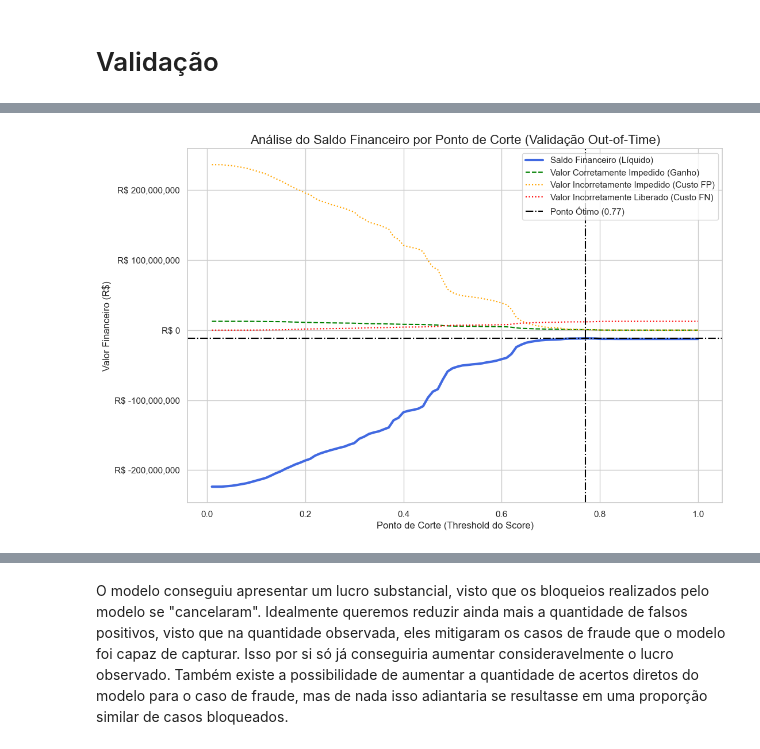
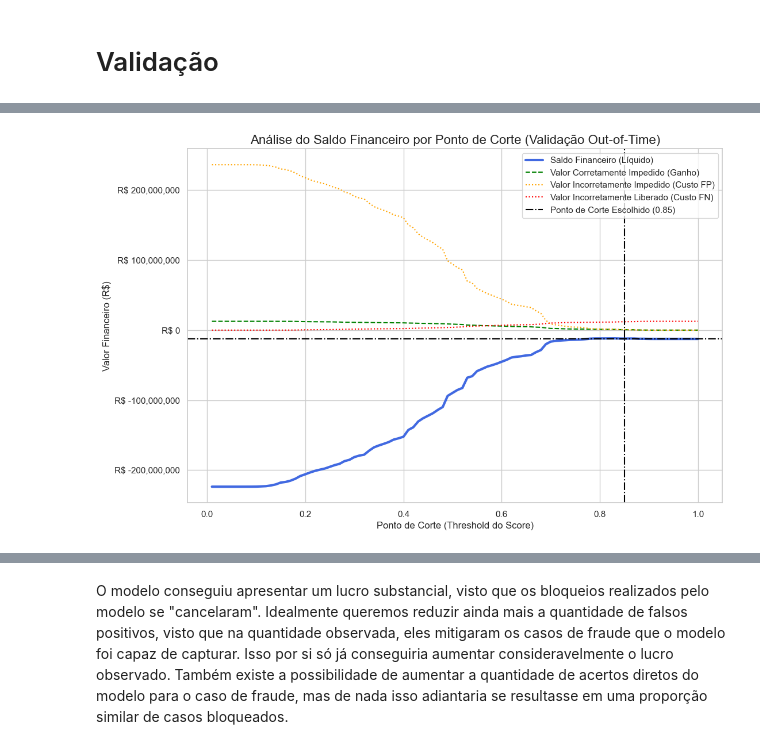
Before and after one commit to RenatoNogFer/Project-4, a Jupyter notebook: main.ipynb, the cells around one changed output, grey strips where cells are left out. Cells and saved outputs as stored; diff of their text form; code cells hidden in the pictures.

Commit message:
feat: results with changed model

```diff
--- a/main.ipynb
+++ b/main.ipynb
@@ -2134,0 +2135,2 @@ VAR13_qcut e valor_financiado_qcut mostram comportamento de degradação de IV a
+# %%
+data_frame.drop(columns=['VAR13_qcut'], inplace=True)
@@ -2457,9 +2459,9 @@ num_leaves menor mostrou maior potencial
 #### Base Inicial
 # %%
 param_grid = {
-    'learning_rate': [0.01, 0.05],
-    'n_estimators': [100, 150, 200],
-    'num_leaves': [16, 24],
+    'learning_rate': [0.01, 0.02, 0.03],
+    'n_estimators': [50, 75, 100],
+    'num_leaves': [8, 16, 24, 32, 48],
     'subsample': [0.7, 0.8],
     'colsample_bytree': [0.7, 0.8],
     'min_child_samples': [20, 40]
@@ -2556,11 +2562,11 @@ KS Statistic: 0.3724 (or 37.24%)
 # %%
 param_grid = {
-    'learning_rate': [0.005, 0.01, 0.015],
-    'n_estimators': [100, 150, 200],
-    'num_leaves': [16],
+    'learning_rate': [0.025, 0.03, 0.035],
+    'n_estimators': [75, 100, 125, 159],
+    'num_leaves': [4, 8, 12, 16],
     'subsample': [0.65, 0.7, 0.75],
     'colsample_bytree': [0.75, 0.8, 0.85],
-    'min_child_samples': [35, 40, 45]
+    'min_child_samples': [15, 20, 25]
 }
 
 param_list = list(ParameterGrid(param_grid))
@@ -2711,25 +2893,11 @@ Após finalização da análise do resultado atual, o experimento será refeito
 # %%
 # --- 1. Function to calculate the financial metrics ---
-def calculate_financial_balance(y_true, y_scores, validation_data, threshold):
-    """Calculates the financial balance for a given decision threshold."""
-    # Get the 'vlr_financiado' corresponding to the validation scores
-    vlr_financiado = validation_data.loc[y_true.index, 'vlr_financiado']
-
-    # Convert scores to binary predictions based on the threshold
+def calculate_financial_balance(y_true, y_scores, vlr_financiado, threshold):
     y_pred = (y_scores >= threshold).astype(int)
-
-    # Correctly Blocked (True Positives)
     corretamente_impedido = vlr_financiado[(y_true == 1) & (y_pred == 1)].sum()
-
-    # Incorrectly Blocked (False Positives) - This is a business cost
     incorretamente_impedido = vlr_financiado[(y_true == 0) & (y_pred == 1)].sum()
-
-    # Incorrectly Released (False Negatives) - This is a fraud loss
     incorretamente_liberado = vlr_financiado[(y_true == 1) & (y_pred == 0)].sum()
-
-    # Calculate the final balance based on the user's formula
     saldo = corretamente_impedido - incorretamente_impedido - incorretamente_liberado
-
     return {
         "saldo_financeiro": saldo,
         "corretamente_impedido": corretamente_impedido,
@@ -2737,70 +2905,68 @@ def calculate_financial_balance(y_true, y_scores, validation_data, threshold):
         "incorretamente_liberado": incorretamente_liberado
     }
 
-# --- 2. Simulate across all possible thresholds ---
-thresholds = np.linspace(0.01, 1.00, 100) # Test 100 thresholds from 1% to 100%
+# --- 2. Simulate across all thresholds for the VALIDATION data (for plotting) ---
+vlr_financiado_val = validation_df.loc[y_val.index, 'vlr_financiado']
+thresholds = np.linspace(0.01, 1.00, 100)
 financial_results = []
 
 for t in thresholds:
-    result = calculate_financial_balance(y_val, y_val_scores, validation_df, t)
+    result = calculate_financial_balance(y_val, y_val_scores, vlr_financiado_val, t)
     result['threshold'] = t
     financial_results.append(result)
 
 results_df = pd.DataFrame(financial_results)
 
-# --- 3. Find the Optimal Threshold ---
-optimal_idx = results_df['saldo_financeiro'].idxmax()
-optimal_result = results_df.loc[optimal_idx]
-optimal_threshold = optimal_result['threshold']
-max_saldo = optimal_result['saldo_financeiro']
+# --- 3. Calculate metrics for the CHOSEN threshold (from Test Set) ---
+official_result = calculate_financial_balance(y_val, y_val_scores, vlr_financiado_val, optimal_threshold)
+official_saldo = official_result['saldo_financeiro']
 
-# --- 4. Plot the Results ---
+# --- 4. Plot the Results (as requested in the reference format) ---
 plt.figure(figsize=(12, 8))
 plt.plot(results_df['threshold'], results_df['saldo_financeiro'], label='Saldo Financeiro (Líquido)', lw=3, color='royalblue')
 plt.plot(results_df['threshold'], results_df['corretamente_impedido'], label='Valor Corretamente Impedido (Ganho)', linestyle='--', color='green')
 plt.plot(results_df['threshold'], results_df['incorretamente_impedido'], label='Valor Incorretamente Impedido (Custo FP)', linestyle=':', color='orange')
 plt.plot(results_df['threshold'], results_df['incorretamente_liberado'], label='Valor Incorretamente Liberado (Custo FN)', linestyle=':', color='red')
 
-# Highlight the optimal point
-plt.axvline(x=optimal_threshold, color='black', linestyle='-.', label=f'Ponto Ótimo ({optimal_threshold:.2f})')
-plt.axhline(y=max_saldo, color='black', linestyle='-.')
+# Highlight the chosen threshold and its performance
+plt.axvline(x=optimal_threshold, color='black', linestyle='-.', label=f'Ponto de Corte Escolhido ({optimal_threshold:.2f})')
+plt.axhline(y=official_saldo, color='black', linestyle='-.')
 
 plt.title('Análise do Saldo Financeiro por Ponto de Corte (Validação Out-of-Time)', fontsize=16)
-plt.xlabel('Ponto de Corte (Threshold do Score)')
-plt.ylabel('Valor Financeiro (R$)')
-plt.legend()
-plt.grid(True)
-# Formatting the y-axis to show currency
+plt.xlabel('Ponto de Corte (Threshold do Score)'); plt.ylabel('Valor Financeiro (R$)'); plt.legend(); plt.grid(True)
 from matplotlib.ticker import FuncFormatter
 formatter = FuncFormatter(lambda x, p: 'R$ {:,.0f}'.format(x))
 plt.gca().yaxis.set_major_formatter(formatter)
 plt.show()
 
-# --- 5. Final Report ---
-total_fraud_value = validation_df.loc[y_val[y_val == 1].index, 'vlr_financiado'].sum()
+# --- 5. Final Report (in the requested format) ---
+total_fraud_value = vlr_financiado_val[y_val == 1].sum()
 
 print("\n" + "="*60)
 print("### Resumo do Impacto Financeiro (Validação Out-of-Time) ###")
 print("="*60)
-print(f"Ponto de Corte Ótimo: {optimal_threshold:.4f}")
-print(f"Saldo Financeiro Máximo: R$ {max_saldo:,.2f}\n")
+# The report uses the threshold from the test set but the financial numbers from the validation set
+print(f"Ponto de Corte Utilizado: {optimal_threshold:.4f}")
+print(f"Saldo Financeiro Gerado: R$ {official_saldo:,.2f}\n")
 
-print("--- Detalhamento no Ponto de Corte Ótimo ---")
-print(f"Valor Total de Fraudes Corretamente Impedidas: + R$ {optimal_result['corretamente_impedido']:,.2f}")
-print(f"Custo de Propostas Boas Incorretamente Impedidas: - R$ {optimal_result['incorretamente_impedido']:,.2f}")
-print(f"Custo de Fraudes Incorretamente Liberadas: - R$ {optimal_result['incorretamente_liberado']:,.2f}\n")
+print("--- Detalhamento no Ponto de Corte Utilizado ---")
+print(f"Valor Total de Fraudes Corretamente Impedidas: + R$ {official_result['corretamente_impedido']:,.2f}")
+print(f"Custo de Propostas Boas Incorretamente Impedidas: - R$ {official_result['incorretamente_impedido']:,.2f}")
+print(f"Custo de Fraudes Incorretamente Liberadas: - R$ {official_result['incorretamente_liberado']:,.2f}\n")
 
 print("--- Retorno do Modelo ---")
-print(f"Valor Total de Fraudes no período de validação: R$ {total_fraud_value:,.2f}")
+print(f"Valor Total de Fraudes no período (custo sem modelo): R$ {total_fraud_value:,.2f}")
 
 if total_fraud_value > 0:
-    retorno_percentual = (max_saldo / total_fraud_value) * 100
-    # (ALTERADO) A linha de print agora inclui o valor líquido (max_saldo) e o percentual.
-    print(f"O modelo, no seu ponto ótimo, gerou um saldo líquido de R$ {(max_saldo+total_fraud_value):,.2f}, recuperando o equivalente a {retorno_percentual:.2f}% do valor total que seria perdido para fraudes.")
+    valor_poupado = official_saldo + total_fraud_value
+
+    retorno_percentual = (official_saldo / total_fraud_value) * 100
+    print(f"O modelo, no seu ponto ótimo, gerou um saldo líquido de R$ {official_saldo:,.2f} e poupou um total de R$ {valor_poupado:,.2f} em custos de fraude.")
+    print(f"Isso equivale a recuperar {retorno_percentual:.2f}% do valor total que seria perdido.")
 else:
     print("Não houveram fraudes no período de validação para calcular o retorno.")
 # %% [output]
-[figure, old version]
+[figure, new version]
 ============================================================
 ### Resumo do Impacto Financeiro (Validação Out-of-Time) ###
 ============================================================
```
Also changed, not shown: parts of 33 cells of this notebook.
